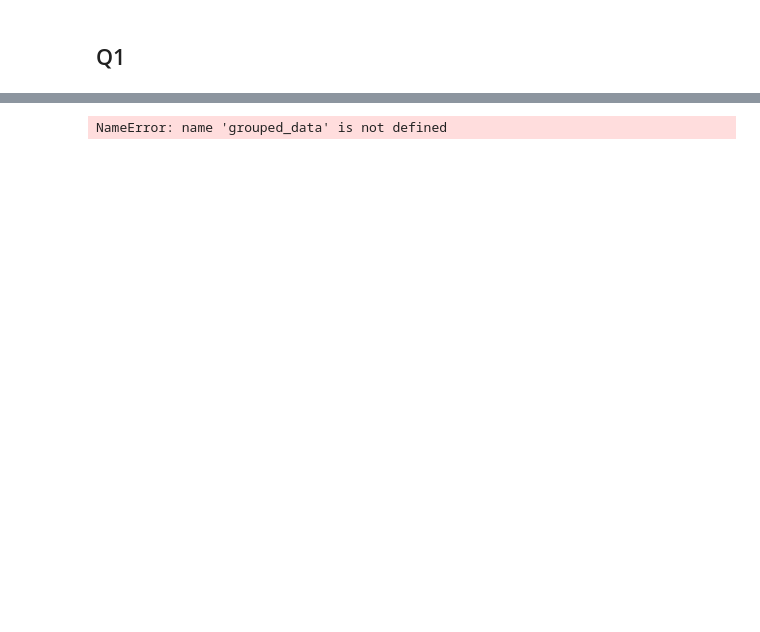
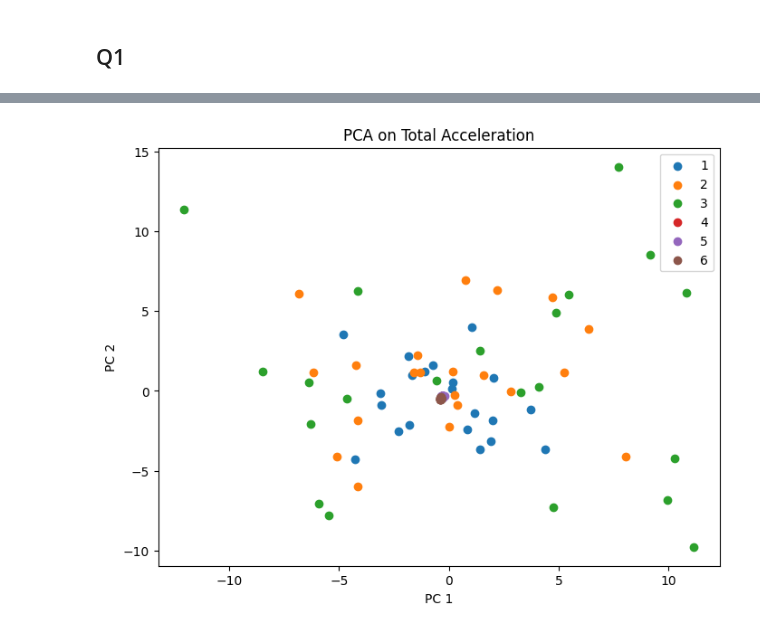
Before and after one commit to PankajGadhwal/ML-Projects, a Jupyter notebook: A1/HAR/Q1.ipynb, the cells around one changed output, grey strips where cells are left out. Saved outputs shown, nothing was run; the diff lists cells and outputs as text; code cells hidden in the pictures; blank space fills up the shorter version.

```diff
--- a/A1/HAR/Q1.ipynb
+++ b/A1/HAR/Q1.ipynb
@@ -174,23 +89,21 @@ plt.show()
 # %%
-X_train_total_acc = np.sum(grouped_data**2, axis=2)
-X_train_total_acc = X_train_total_acc.reshape(-1, 1)
-
+X_train_total_acc = np.sum(X_train**2, axis=2)
 data_with_labels = np.column_stack((X_train_total_acc, y_train))
 
 pca = PCA(n_components=2)
 X_train_pca = pca.fit_transform(data_with_labels)
 
 plt.figure(figsize=(8, 6))
 for activity in np.unique(y_train):
     indices = np.where(y_train == activity)
     plt.scatter(X_train_pca[indices, 0], X_train_pca[indices, 1], label=activity)
 plt.title('PCA on Total Acceleration')
-plt.xlabel('Principal Component 1')
-plt.ylabel('Principal Component 2')
+plt.xlabel('PC 1')
+plt.ylabel('PC 2')
 plt.legend()
 plt.show()
 # %% [output]
-NameError: name 'grouped_data' is not defined
+[figure, added]
 # %%
 cfg = tsfel.get_features_by_domain()
 X = tsfel.time_series_features_extractor(cfg, X_train)
```
Also changed, not shown: parts of 15 cells of this notebook, 1 other file.
